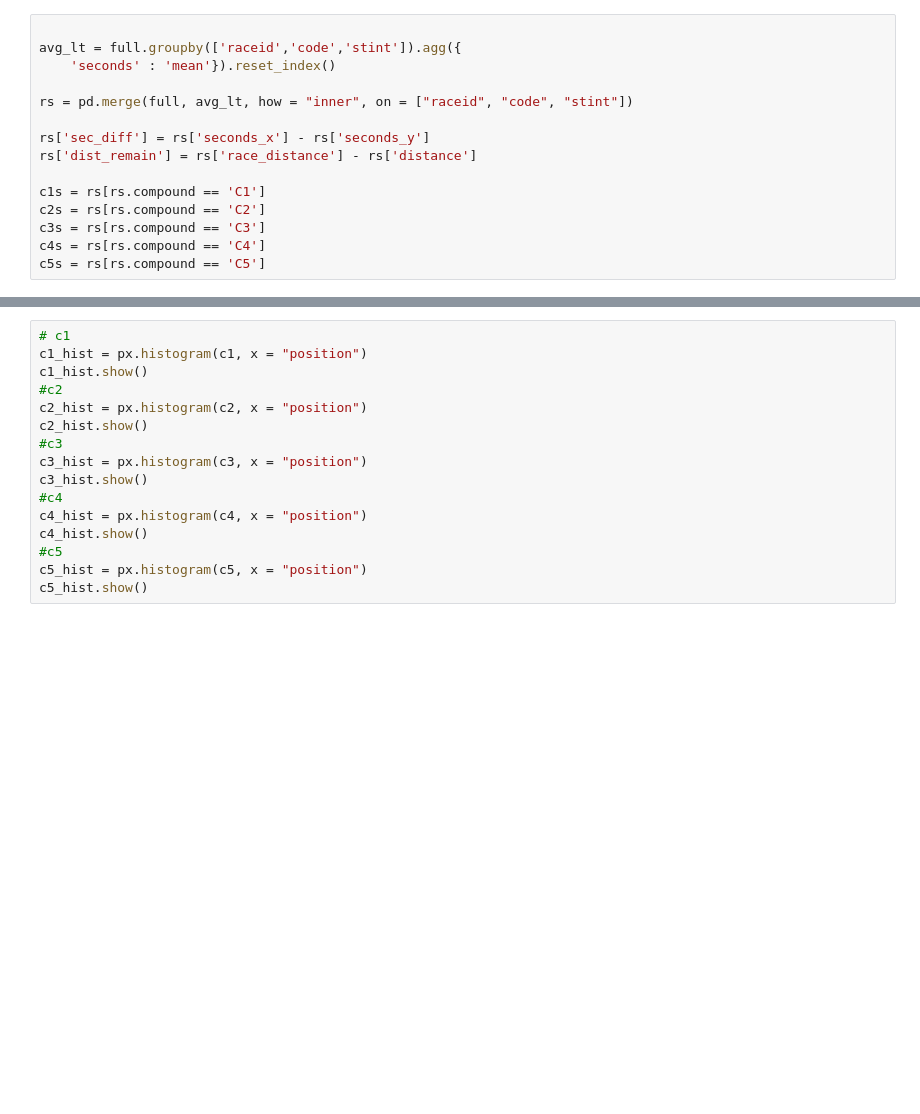
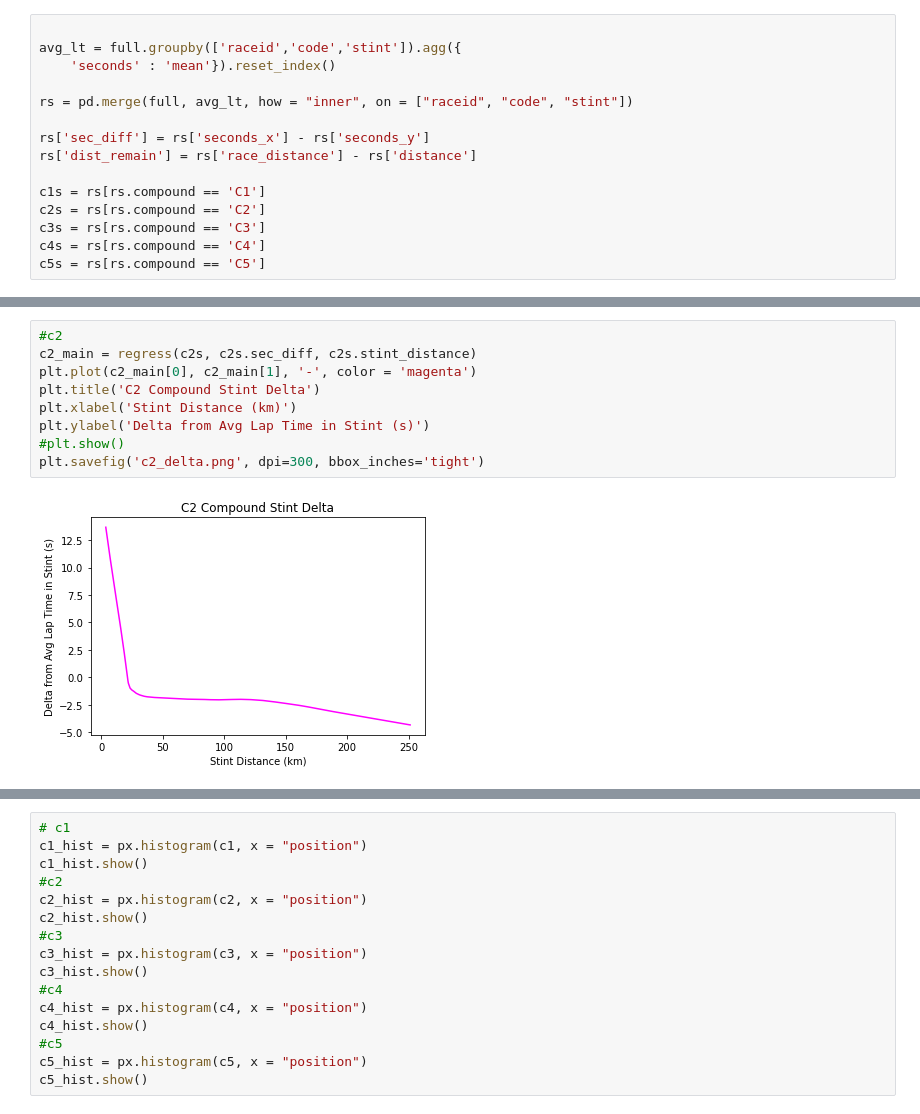
Before and after one commit to andrewdefante/andrew_repo, a Jupyter notebook: f1_game_theory/article.ipynb, the cells around one changed output, grey strips where cells are left out. Saved outputs shown, nothing was run; the diff lists cells and outputs as text; blank space fills up the shorter version.

```diff
--- a/f1_game_theory/article.ipynb
+++ b/f1_game_theory/article.ipynb
@@ -234,0 +244,11 @@ plt.show()
+# %%
+#c2
+c2_main = regress(c2s, c2s.sec_diff, c2s.stint_distance)
+plt.plot(c2_main[0], c2_main[1], '-', color = 'magenta')
+plt.title('C2 Compound Stint Delta')
+plt.xlabel('Stint Distance (km)')
+plt.ylabel('Delta from Avg Lap Time in Stint (s)')
+#plt.show()
+plt.savefig('c2_delta.png', dpi=300, bbox_inches='tight')
+# %% [output]
+[figure, added]
```
Also changed, not shown: parts of 16 cells of this notebook, 16 other files.
